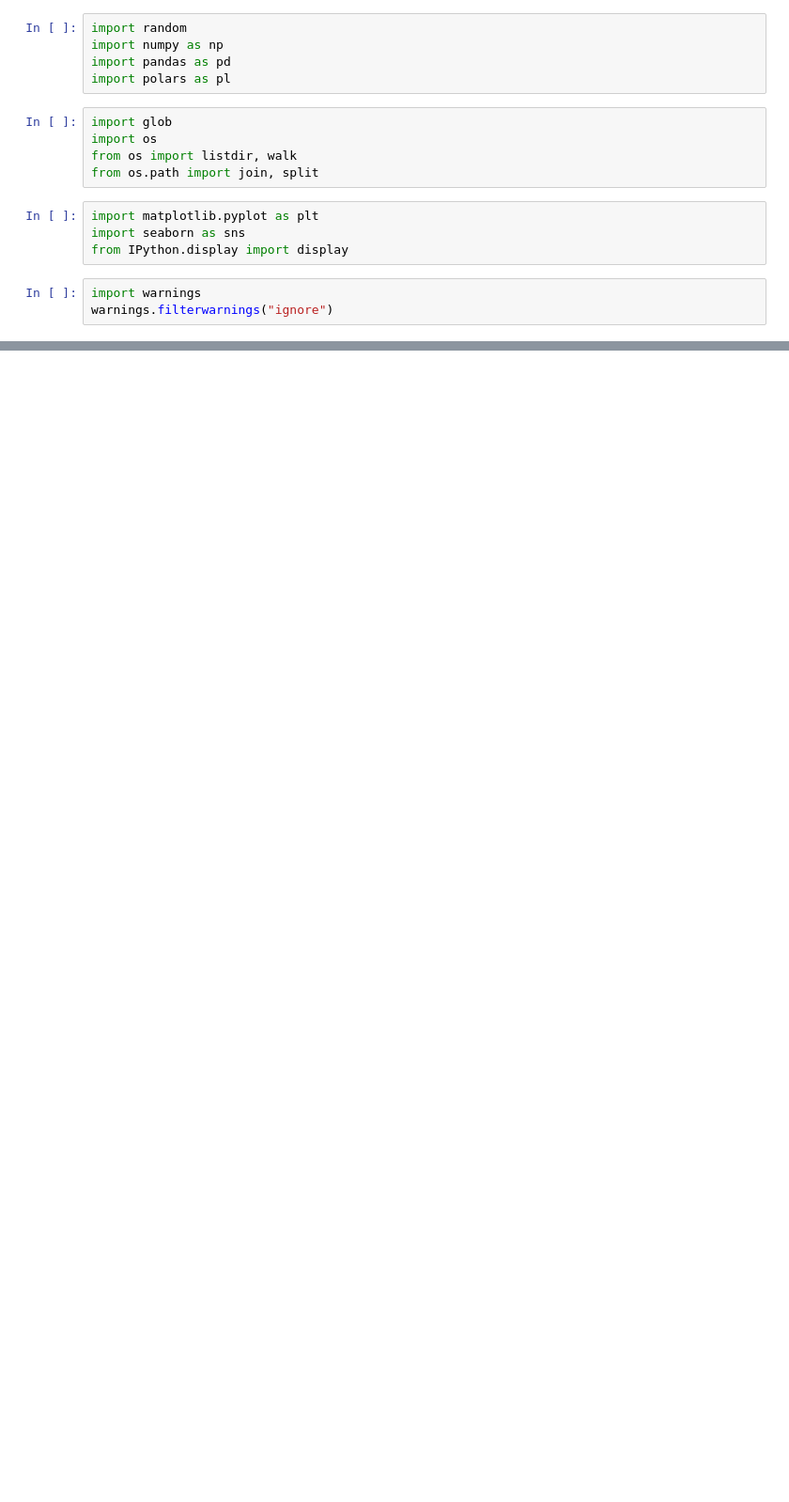
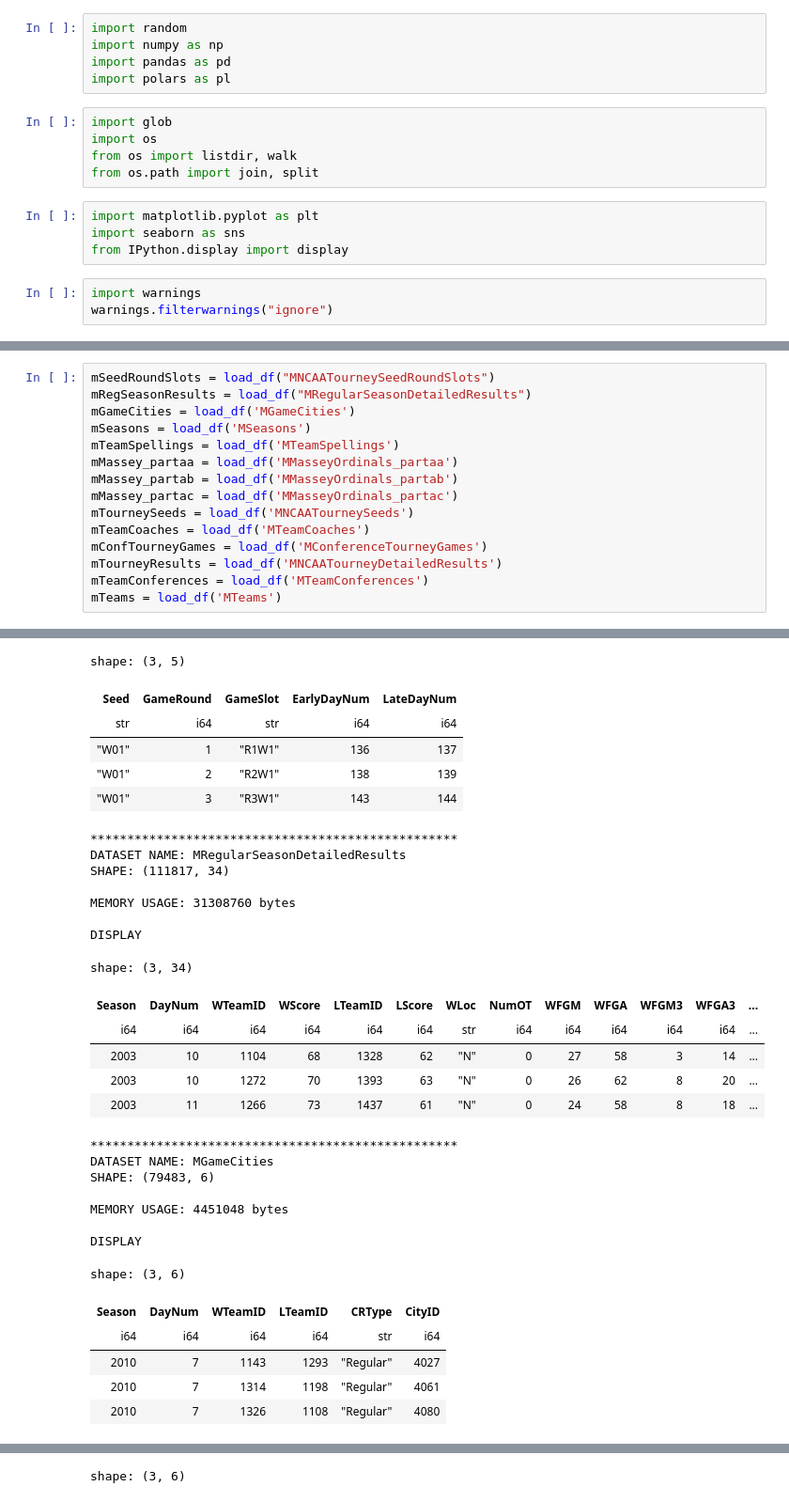
Before and after one commit to nhundo99/march_mania_24, a Jupyter notebook: beginning.ipynb, the cells around one changed output, grey strips where cells are left out. Shown: that part at 94% size. Saved outputs shown, nothing was run; the diff lists cells and outputs as text; blank space fills up the shorter version.

```diff
--- a/beginning.ipynb
+++ b/beginning.ipynb
@@ -24,0 +120,16 @@ def load_df(df_name, describe=False):
+# %%
+mSeedRoundSlots = load_df("MNCAATourneySeedRoundSlots")
+mRegSeasonResults = load_df("MRegularSeasonDetailedResults")
+mGameCities = load_df('MGameCities')
+mSeasons = load_df('MSeasons')
+mTeamSpellings = load_df('MTeamSpellings')
+mMassey_partaa = load_df('MMasseyOrdinals_partaa')
+mMassey_partab = load_df('MMasseyOrdinals_partab')
+mMassey_partac = load_df('MMasseyOrdinals_partac')
+mTourneySeeds = load_df('MNCAATourneySeeds')
+mTeamCoaches = load_df('MTeamCoaches')
+mConfTourneyGames = load_df('MConferenceTourneyGames')
+mTourneyResults = load_df('MNCAATourneyDetailedResults')
+mTeamConferences = load_df('MTeamConferences')
+mTeams = load_df('MTeams')
+# %% [output]
@@ -24,0 +143,32 @@ def load_df(df_name, describe=False):
+shape: (3, 5)
+| Seed | GameRound | GameSlot | EarlyDayNum | LateDayNum |
+| str | i64 | str | i64 | i64 |
+| "W01" | 1 | "R1W1" | 136 | 137 |
+| "W01" | 2 | "R2W1" | 138 | 139 |
+| "W01" | 3 | "R3W1" | 143 | 144 |
+**************************************************
+DATASET NAME: MRegularSeasonDetailedResults
+SHAPE: (111817, 34)
+
+MEMORY USAGE: 31308760 bytes
+
+DISPLAY
+shape: (3, 34)
+| Season | DayNum | WTeamID | WScore | LTeamID | LScore | WLoc | NumOT | WFGM | WFGA | WFGM3 | WFGA3 | ... |
+| i64 | i64 | i64 | i64 | i64 | i64 | str | i64 | i64 | i64 | i64 | i64 | ... |
+| 2003 | 10 | 1104 | 68 | 1328 | 62 | "N" | 0 | 27 | 58 | 3 | 14 | ... |
+| 2003 | 10 | 1272 | 70 | 1393 | 63 | "N" | 0 | 26 | 62 | 8 | 20 | ... |
+| 2003 | 11 | 1266 | 73 | 1437 | 61 | "N" | 0 | 24 | 58 | 8 | 18 | ... |
+**************************************************
+DATASET NAME: MGameCities
+SHAPE: (79483, 6)
+
+MEMORY USAGE: 4451048 bytes
+
+DISPLAY
+shape: (3, 6)
+| Season | DayNum | WTeamID | LTeamID | CRType | CityID |
+| i64 | i64 | i64 | i64 | str | i64 |
+| 2010 | 7 | 1143 | 1293 | "Regular" | 4027 |
+| 2010 | 7 | 1314 | 1198 | "Regular" | 4061 |
+| 2010 | 7 | 1326 | 1108 | "Regular" | 4080 |
@@ -24,0 +182 @@ def load_df(df_name, describe=False):
+shape: (3, 6)
```
Also changed, not shown: parts of 17 cells of this notebook.
